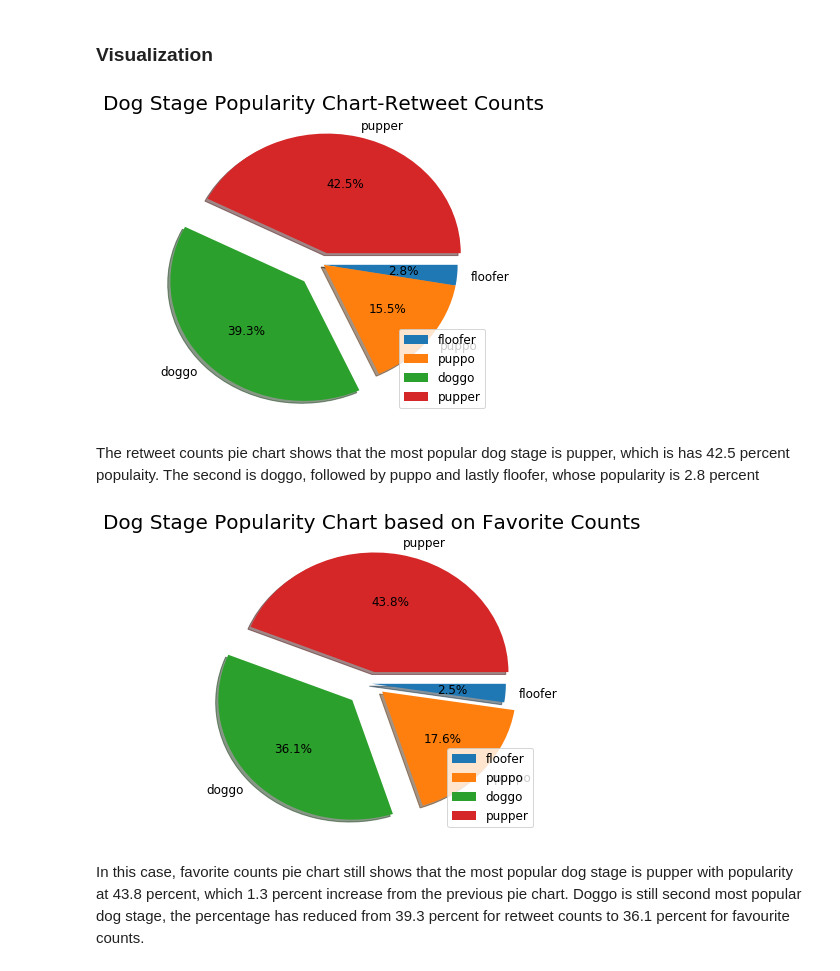
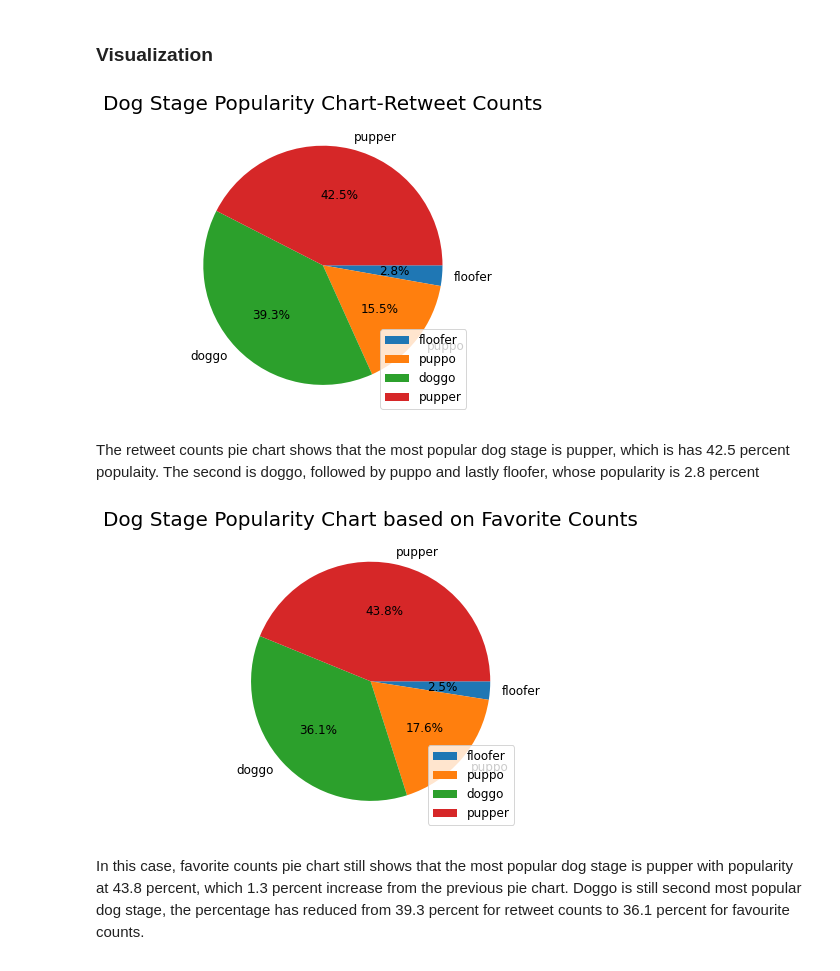
Before and after one commit to Daviedavie100/Data_wrangling-and-Analysis, a Jupyter notebook: wrangle_act.ipynb, the cells around one changed output. Drawn from its saved outputs; the diff is of its cells as text; code cells hidden in the pictures.

```diff
--- a/wrangle_act.ipynb
+++ b/wrangle_act.ipynb
@@ -1248,18 +1133,19 @@ twitter_archive_master.head
 # %%
 values=twitter_archive_master.groupby(['dog_stage']).retweet_count.sum().sort_values()
 #twitter_archive_master.dog_stage.value_counts()
 labels=['floofer', 'puppo', 'doggo', 'pupper']
 
 plt.rcParams['font.size'] = '12'
 fig, ax=plt.subplots(figsize=[6,5.5])
 
-explode = (0, 0, 0.2, 0.1)
-plt.pie(values, explode=explode,labels=labels, counterclock=False, shadow=True, autopct='%1.1f%%')
+#explode = (0, 0, 0.2, 0.1)
+plt.pie(values, labels=labels, counterclock=False, autopct='%1.1f%%') #explode=explode,  shadow=True,
 plt.title('Dog Stage Popularity Chart-Retweet Counts', fontsize=20)
 plt.legend(labels, loc=4)
+
 plt.show()
 # %% [output]
-[figure, old version]
+[figure, new version]
 # %% [markdown]
 The retweet counts pie chart shows that the most popular dog stage is pupper, which is has 42.5 percent populaity. The second is doggo, followed by puppo and lastly floofer, whose popularity is 2.8 percent
 # %%
@@ -1270,13 +1156,13 @@ labels=['floofer', 'puppo', 'doggo', 'pupper']
 plt.rcParams['font.size'] = '12'
 fig, ax=plt.subplots(figsize=[6,5.5])
 
-explode = (0, 0.1, 0.2, 0.1)
-plt.pie(values, explode=explode,labels=labels, counterclock=False, shadow=True, autopct='%1.1f%%')
+#explode = (0, 0.1, 0.2, 0.1)
+plt.pie(values, labels=labels, counterclock=False, autopct='%1.1f%%') #explode=explode,
 plt.title('Dog Stage Popularity Chart based on Favorite Counts', fontsize=20)
 plt.legend(labels, loc=4)
 plt.show()
 # %% [output]
-[figure, old version]
+[figure, new version]
 # %% [markdown]
 In this case, favorite counts pie chart still shows that the most popular dog stage is pupper with popularity at 43.8 percent, which 1.3 percent increase from the previous pie chart. Doggo is still second most popular dog stage, the percentage has reduced from 39.3 percent for retweet counts to 36.1 percent for favourite counts.
 # %%
```
Also changed, not shown: parts of 20 cells of this notebook.
